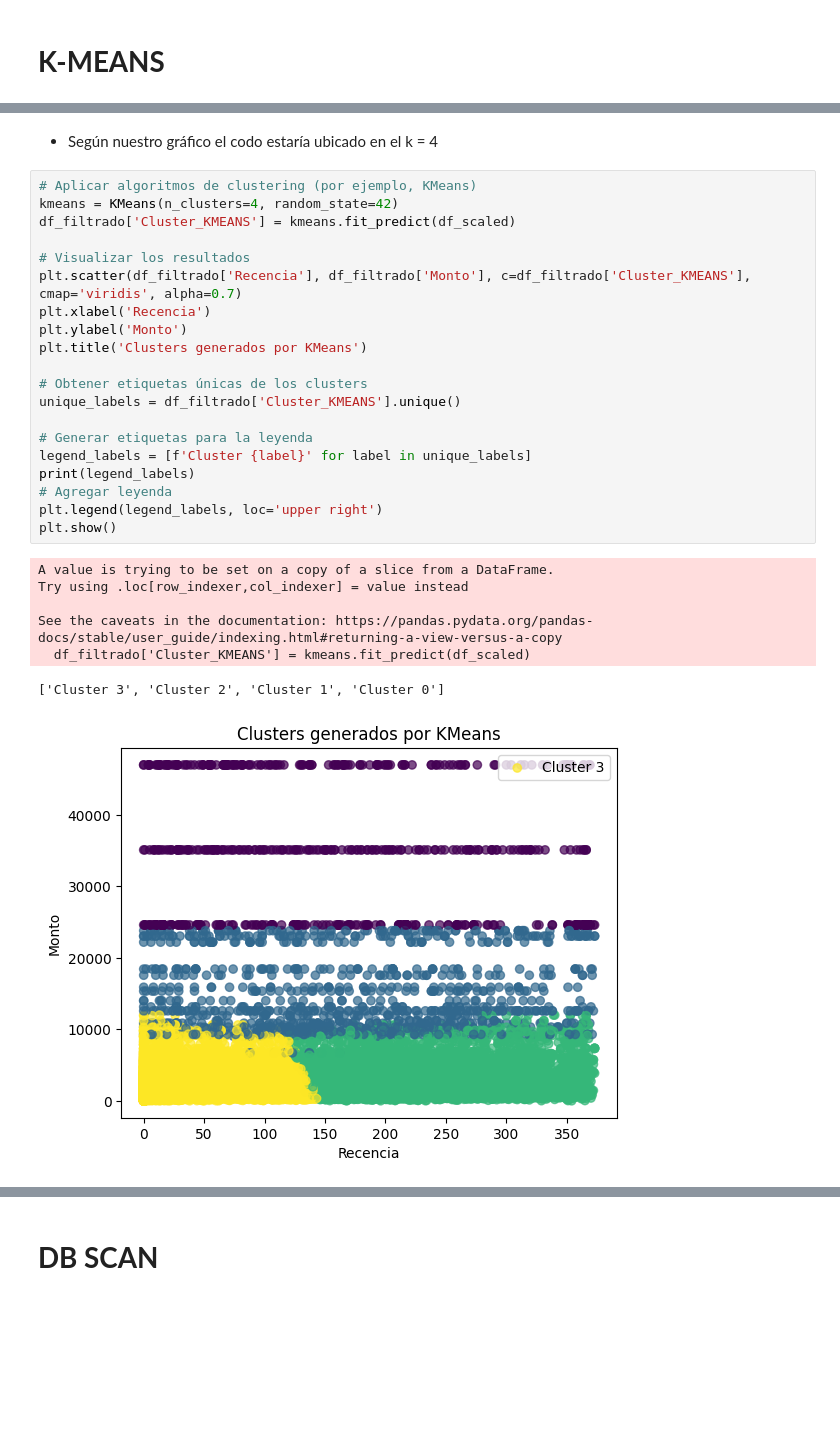
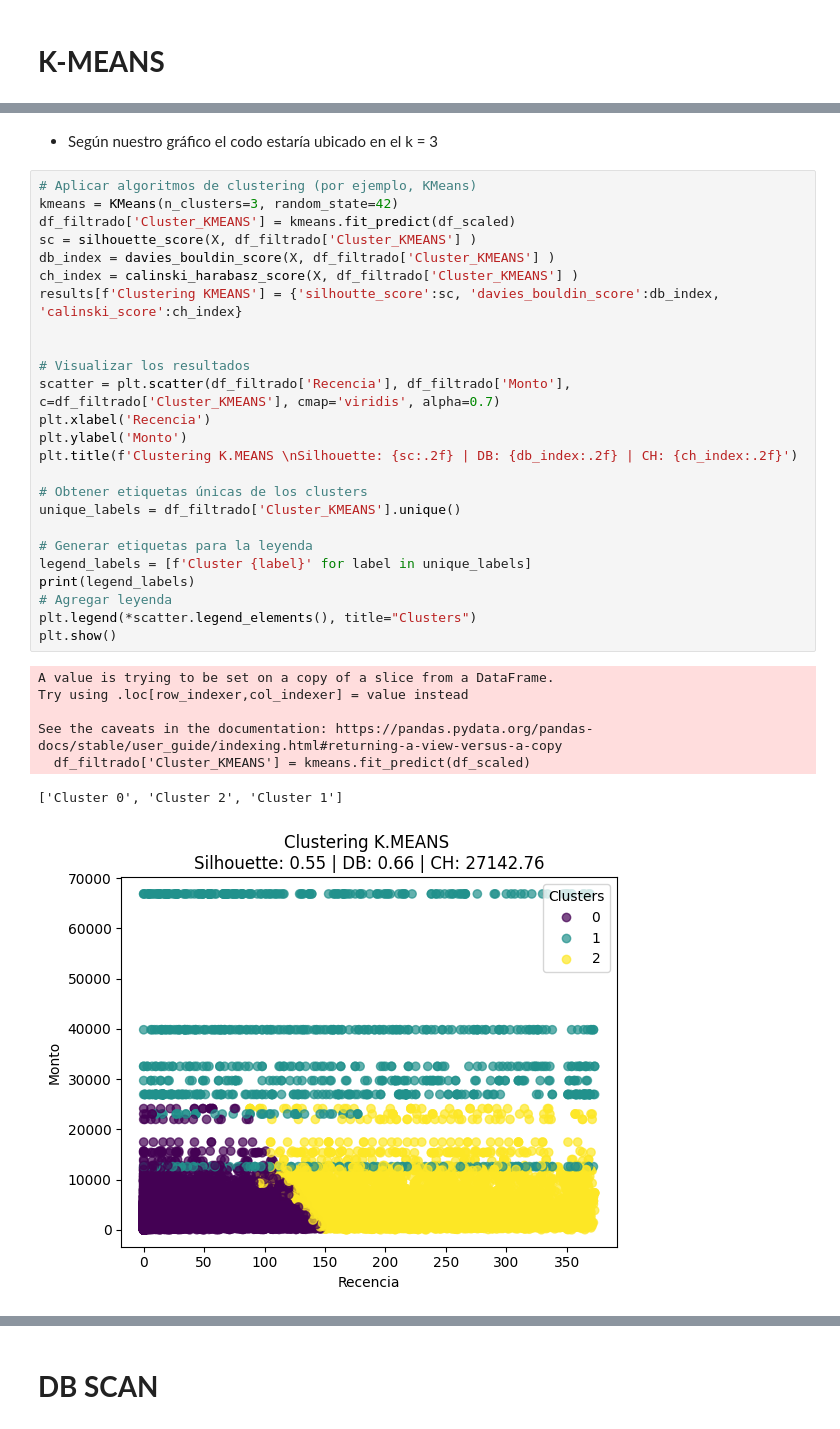
Before and after one commit to LLAES07/Segmentacion_clientes, a Jupyter notebook: notebook/2_MODEL_TRAINING.ipynb, the cells around one changed output, grey strips where cells are left out. Saved outputs shown, nothing was run; the diff lists cells and outputs as text; blank space fills up the shorter version.

```diff
--- a/notebook/2_MODEL_TRAINING.ipynb
+++ b/notebook/2_MODEL_TRAINING.ipynb
@@ -67,30 +108,35 @@ plt.show()
 # %% [markdown]
-* Según nuestro gráfico el codo estaría ubicado en el k = 4
+* Según nuestro gráfico el codo estaría ubicado en el k = 3
 # %%
 # Aplicar algoritmos de clustering (por ejemplo, KMeans)
-kmeans = KMeans(n_clusters=4, random_state=42)
+kmeans = KMeans(n_clusters=3, random_state=42)
 df_filtrado['Cluster_KMEANS'] = kmeans.fit_predict(df_scaled)
+sc = silhouette_score(X, df_filtrado['Cluster_KMEANS'] )
+db_index = davies_bouldin_score(X, df_filtrado['Cluster_KMEANS'] )
+ch_index = calinski_harabasz_score(X, df_filtrado['Cluster_KMEANS'] )
+results[f'Clustering KMEANS'] = {'silhoutte_score':sc, 'davies_bouldin_score':db_index, 'calinski_score':ch_index}
+
 
 # Visualizar los resultados
-plt.scatter(df_filtrado['Recencia'], df_filtrado['Monto'], c=df_filtrado['Cluster_KMEANS'], cmap='viridis', alpha=0.7)
+scatter = plt.scatter(df_filtrado['Recencia'], df_filtrado['Monto'], c=df_filtrado['Cluster_KMEANS'], cmap='viridis', alpha=0.7)
 plt.xlabel('Recencia')
 plt.ylabel('Monto')
-plt.title('Clusters generados por KMeans')
+plt.title(f'Clustering K.MEANS \nSilhouette: {sc:.2f} | DB: {db_index:.2f} | CH: {ch_index:.2f}')
 
 # Obtener etiquetas únicas de los clusters
 unique_labels = df_filtrado['Cluster_KMEANS'].unique()
 
 # Generar etiquetas para la leyenda
 legend_labels = [f'Cluster {label}' for label in unique_labels]
 print(legend_labels)
 # Agregar leyenda
-plt.legend(legend_labels, loc='upper right')
+plt.legend(*scatter.legend_elements(), title="Clusters")
 plt.show()
 # %% [output]
 A value is trying to be set on a copy of a slice from a DataFrame.
 Try using .loc[row_indexer,col_indexer] = value instead
 
 See the caveats in the documentation: https://pandas.pydata.org/pandas-docs/stable/user_guide/indexing.html#returning-a-view-versus-a-copy
   df_filtrado['Cluster_KMEANS'] = kmeans.fit_predict(df_scaled)
-['Cluster 3', 'Cluster 2', 'Cluster 1', 'Cluster 0']
+['Cluster 0', 'Cluster 2', 'Cluster 1']
-[figure, old version]
+[figure, new version]
```
Also changed, not shown: parts of 43 cells of this notebook, 12 other files.
